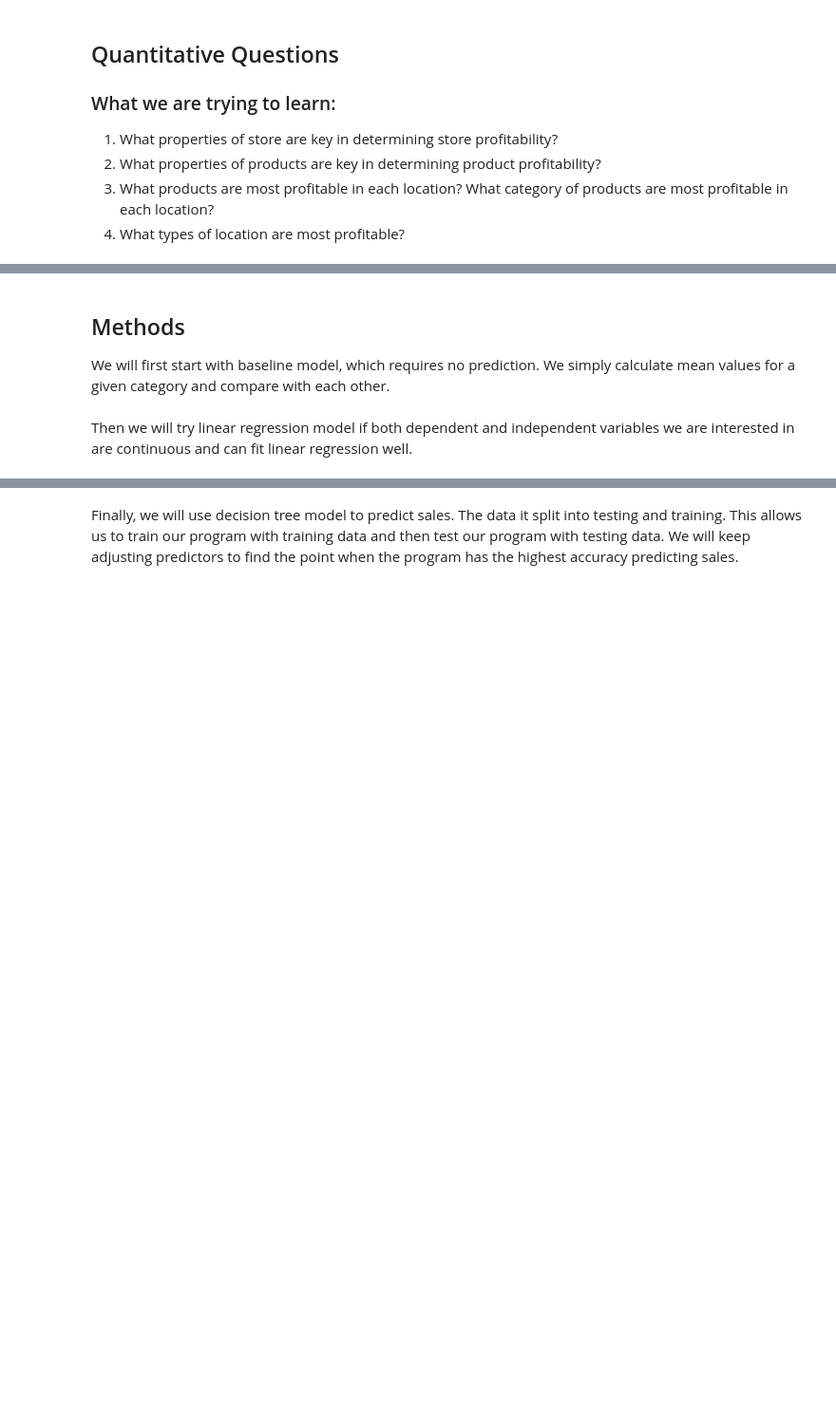
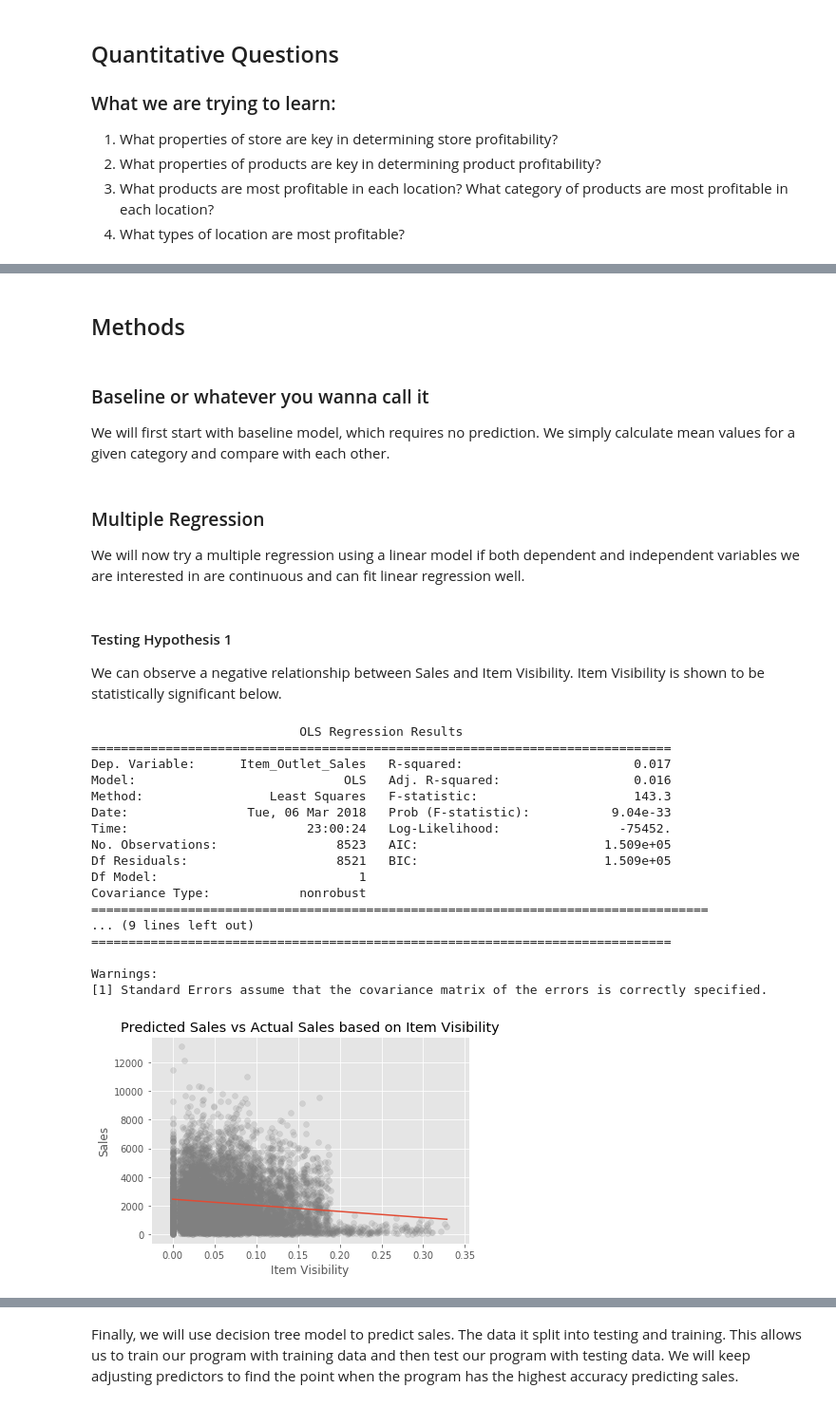
Before and after one commit to zicodeng/bigmart-sales-prediction, a Jupyter notebook: linear-regression.ipynb, the cells around one changed output, grey strips where cells are left out. Shown: that part at 95% size. Cells and saved outputs as stored; diff of their text form; code cells hidden in the pictures; blank space fills up the shorter version.

Commit message:
Added regressions to Final Resource

```diff
--- a/linear-regression.ipynb
+++ b/linear-regression.ipynb
@@ -41,3 +59,5 @@ As mentioned above, the data for this challenge was collected and provided to pa
+# %% [markdown]
+## Methods
 # %% [markdown]
-## Methods
+### Baseline or whatever you wanna call it
 We will first start with baseline model, which requires no prediction. We simply calculate mean values for a given category and compare with each other.
@@ -44,2 +66,27 @@ We will first start with baseline model, which requires no prediction. We simply
 # %% [markdown]
-Then we will try linear regression model if both dependent and independent variables we are interested in are continuous and can fit linear regression well.
+### Multiple Regression
+We will now try a multiple regression using a linear model if both dependent and independent variables we are interested in are continuous and can fit linear regression well.
+# %% [markdown]
+#### Testing Hypothesis 1
+We can observe a negative relationship between Sales and Item Visibility. Item Visibility is shown to be statistically significant below.
+# %%
+GetHyp1()
+# %% [output]
+                            OLS Regression Results
+==============================================================================
+Dep. Variable:      Item_Outlet_Sales   R-squared:                       0.017
+Model:                            OLS   Adj. R-squared:                  0.016
+Method:                 Least Squares   F-statistic:                     143.3
+Date:                Tue, 06 Mar 2018   Prob (F-statistic):           9.04e-33
+Time:                        23:00:24   Log-Likelihood:                -75452.
+No. Observations:                8523   AIC:                         1.509e+05
+Df Residuals:                    8521   BIC:                         1.509e+05
+Df Model:                           1
+Covariance Type:            nonrobust
+===================================================================================
+... (9 lines left out)
+==============================================================================
+
+Warnings:
+[1] Standard Errors assume that the covariance matrix of the errors is correctly specified.
+[figure, added]
```
Also changed, not shown: parts of 16 cells of this notebook, 1 other file.
